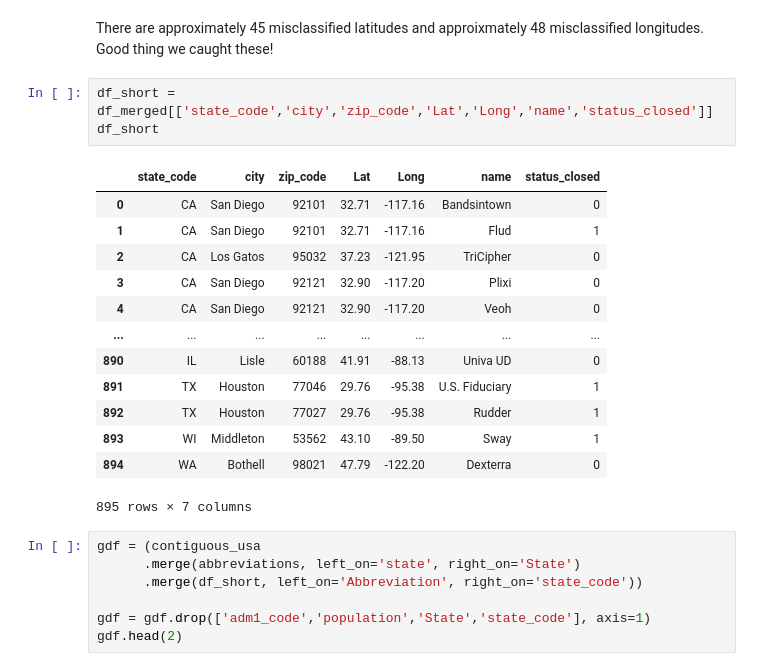
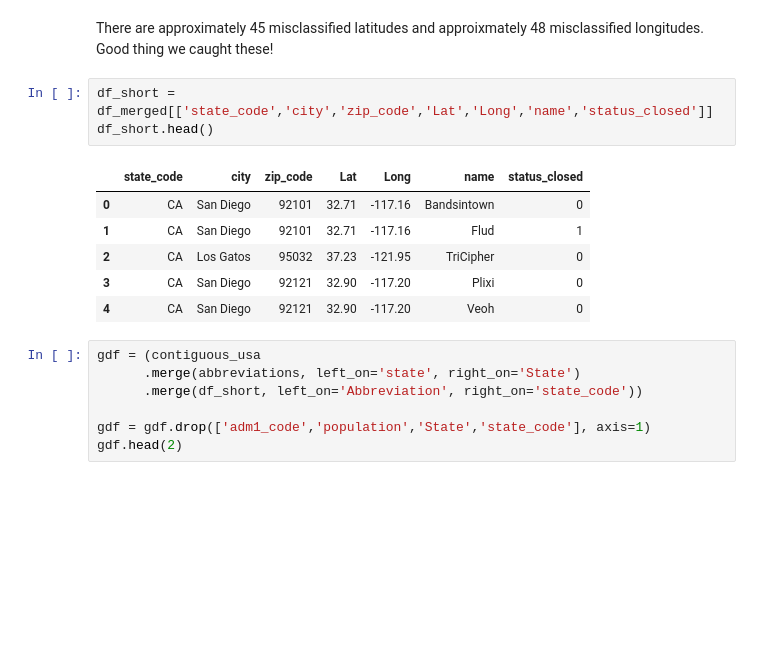
Before and after one commit to akshay7424/Data1050-Startup-Data-Final-Project, a Jupyter notebook: Visualization.ipynb, the cells around one changed output. Drawn from its saved outputs; the diff is of its cells as text; blank space fills up the shorter version.

```diff
--- a/Visualization.ipynb
+++ b/Visualization.ipynb
@@ -162,21 +101,14 @@ print(len([x for x in long_diffs if x**2 > 1]))
 There are approximately 45 misclassified latitudes and approixmately 48 misclassified longitudes. Good thing we caught these!
 # %%
 df_short = df_merged[['state_code','city','zip_code','Lat','Long','name','status_closed']]
-df_short
+df_short.head()
 # %% [output]
 |  | state_code | city | zip_code | Lat | Long | name | status_closed |
 | 0 | CA | San Diego | 92101 | 32.71 | -117.16 | Bandsintown | 0 |
 | 1 | CA | San Diego | 92101 | 32.71 | -117.16 | Flud | 1 |
 | 2 | CA | Los Gatos | 95032 | 37.23 | -121.95 | TriCipher | 0 |
 | 3 | CA | San Diego | 92121 | 32.90 | -117.20 | Plixi | 0 |
 | 4 | CA | San Diego | 92121 | 32.90 | -117.20 | Veoh | 0 |
-| ... | ... | ... | ... | ... | ... | ... | ... |
-| 890 | IL | Lisle | 60188 | 41.91 | -88.13 | Univa UD | 0 |
-| 891 | TX | Houston | 77046 | 29.76 | -95.38 | U.S. Fiduciary | 1 |
-| 892 | TX | Houston | 77027 | 29.76 | -95.38 | Rudder | 1 |
-| 893 | WI | Middleton | 53562 | 43.10 | -89.50 | Sway | 1 |
-| 894 | WA | Bothell | 98021 | 47.79 | -122.20 | Dexterra | 0 |
-895 rows × 7 columns
 # %%
 gdf = (contiguous_usa
       .merge(abbreviations, left_on='state', right_on='State')
```
Also changed, not shown: parts of 15 cells of this notebook, 2 other files.
